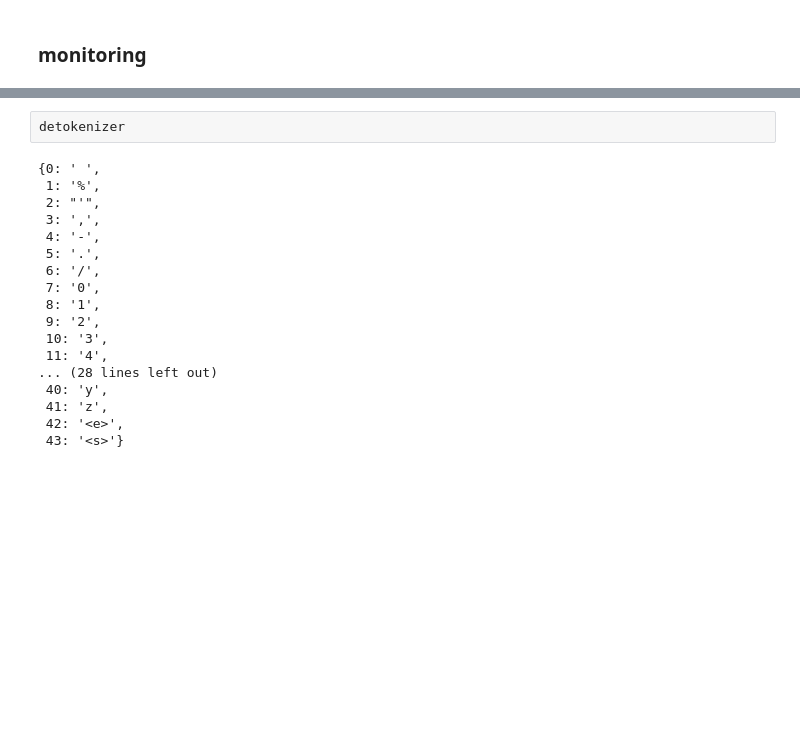
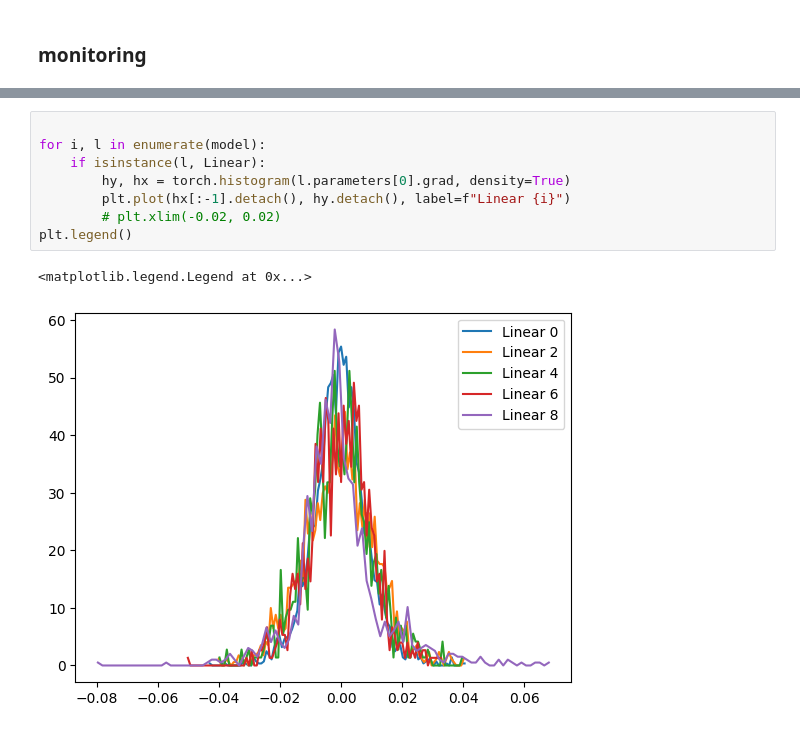
Before and after one commit to yiheinchai/kingscrosshacklab, a Jupyter notebook: projects/makemore/drugs/drugs.ipynb, the cells around one changed output, grey strips where cells are left out. Saved outputs shown, nothing was run; the diff lists cells and outputs as text; blank space fills up the shorter version.

```diff
--- a/projects/makemore/drugs/drugs.ipynb
+++ b/projects/makemore/drugs/drugs.ipynb
@@ -415,20 +432,11 @@ for l in model:
 # %%
-detokenizer
+
+for i, l in enumerate(model):
+    if isinstance(l, Linear):
+        hy, hx = torch.histogram(l.parameters[0].grad, density=True)
+        plt.plot(hx[:-1].detach(), hy.detach(), label=f"Linear {i}")
+        # plt.xlim(-0.02, 0.02)
+plt.legend()
 # %% [output]
-{0: ' ',
- 1: '%',
- 2: "'",
- 3: ',',
- 4: '-',
- 5: '.',
- 6: '/',
- 7: '0',
- 8: '1',
- 9: '2',
- 10: '3',
- 11: '4',
-... (28 lines left out)
- 40: 'y',
- 41: 'z',
- 42: '<e>',
- 43: '<s>'}
+<matplotlib.legend.Legend at 0x...>
+[figure, added]
```
Also changed, not shown: parts of 6 cells of this notebook.
